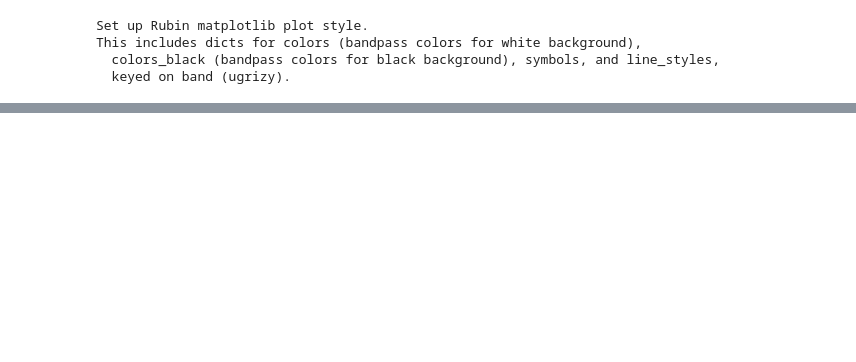
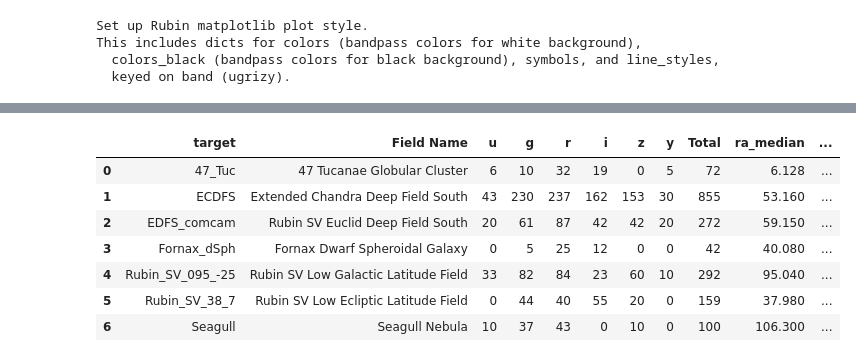
Before and after one commit to lsst/rtn-095, a Jupyter notebook: notebooks/dp1_fields_summary.ipynb, the cells around one changed output, grey strips where cells are left out. Cells and saved outputs as stored; diff of their text form; code cells hidden in the pictures; blank space fills up the shorter version.

Commit message:
Merge slew_icrs and ECDFS fields

```diff
--- a/notebooks/dp1_fields_summary.ipynb
+++ b/notebooks/dp1_fields_summary.ipynb
@@ -126,3 +112,4 @@ df_fields_summary
 # %%
-exp_summary_table = table = exp_df.groupby(['target', 'band']).size().unstack(fill_value=0)[bands]
-exp_summary_table
+# Compute the number of exposures per band and set the standard band order
+n_images_per_band  = exp_df.groupby(['target', 'band']).size().unstack(fill_value=0)[bands]
+assert n_images_per_band.to_numpy().sum() == exposures.count()
@@ -158,0 +116,3 @@ result
+# %%
+n_images_summary = pd.merge(n_images_per_band, n_images_all_bands, on='target', how='left')
+n_images_summary
@@ -158,0 +128,11 @@ result
+# %%
+# Manually insert a description column
+n_images_summary.insert(1, 'Field Name',[
+    "47 Tucanae Globular Cluster",
+    "Extended Chandra Deep Field South",
+    "Rubin SV Euclid Deep Field South",
+    "Fornax Dwarf Spheroidal Galaxy",
+    "Rubin SV Low Galactic Latitude Field",
+    "Rubin SV Low Ecliptic Latitude Field",
+    "Seagull Nebula"])
+n_images_summary
@@ -158,0 +148,19 @@ result
+# %%
+# Compute the median of all pointings per field for the
+# pointing centers and add to the summary table
+target_centers = exp_df.groupby('target')[['ra', 'dec']].agg(['median'])
+target_centers.columns = ['_'.join(col) for col in target_centers.columns]
+target_centers
+target_centers = target_centers.map(lambda x: round_sf(x, 4))
+dp1_targets_summary = pd.merge(n_images_summary, target_centers, on="target")
+# %%
+dp1_targets_summary
+# %% [output]
+|  | target | Field Name | u | g | r | i | z | y | Total | ra_median | ... |
+| 0 | 47_Tuc | 47 Tucanae Globular Cluster | 6 | 10 | 32 | 19 | 0 | 5 | 72 | 6.128 | ... |
+| 1 | ECDFS | Extended Chandra Deep Field South | 43 | 230 | 237 | 162 | 153 | 30 | 855 | 53.160 | ... |
+| 2 | EDFS_comcam | Rubin SV Euclid Deep Field South | 20 | 61 | 87 | 42 | 42 | 20 | 272 | 59.150 | ... |
+| 3 | Fornax_dSph | Fornax Dwarf Spheroidal Galaxy | 0 | 5 | 25 | 12 | 0 | 0 | 42 | 40.080 | ... |
+| 4 | Rubin_SV_095_-25 | Rubin SV Low Galactic Latitude Field | 33 | 82 | 84 | 23 | 60 | 10 | 292 | 95.040 | ... |
+| 5 | Rubin_SV_38_7 | Rubin SV Low Ecliptic Latitude Field | 0 | 44 | 40 | 55 | 20 | 0 | 159 | 37.980 | ... |
+| 6 | Seagull | Seagull Nebula | 10 | 37 | 43 | 0 | 10 | 0 | 100 | 106.300 | ... |
```
Also changed, not shown: parts of 30 cells of this notebook.
